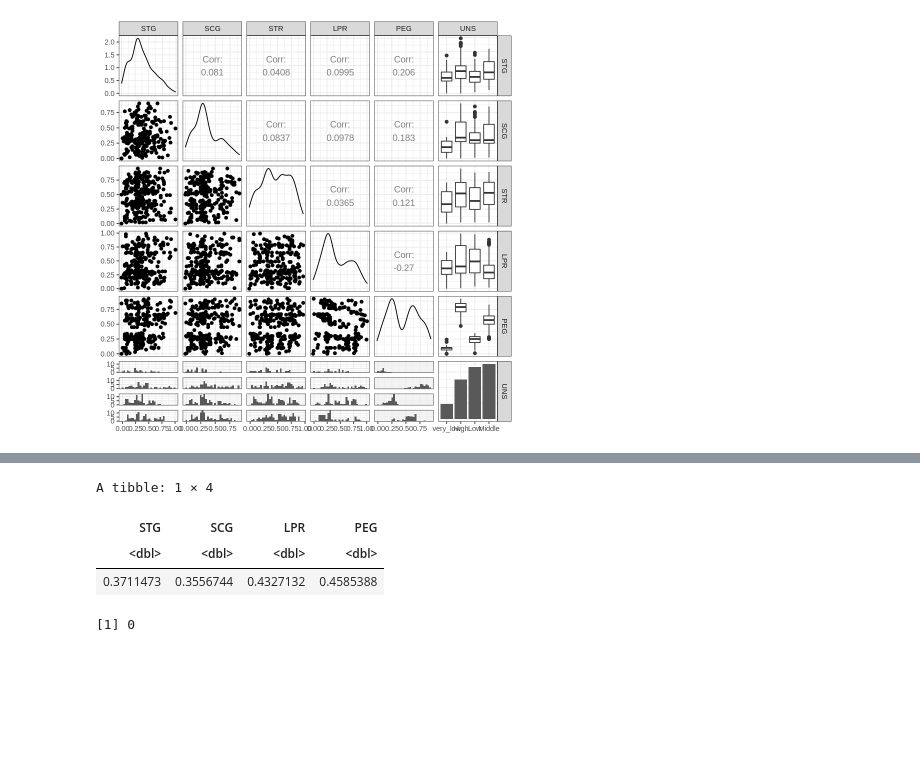
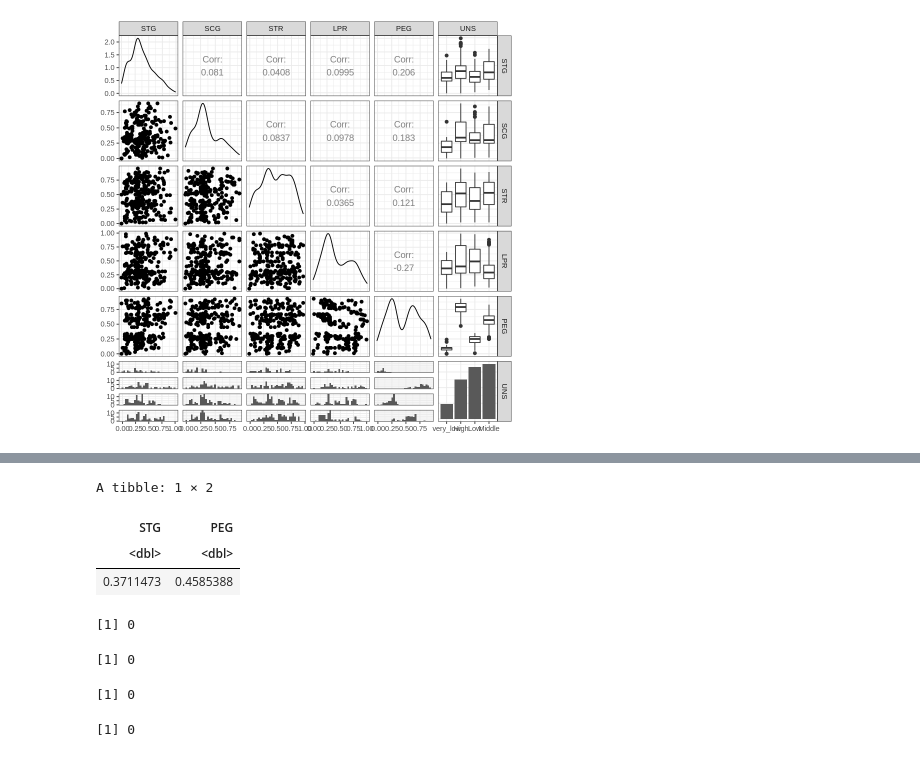
Before and after one commit to snowwang99/DSCI100_group32_project, a Jupyter notebook: Proposal.ipynb, the cells around one changed output, grey strips where cells are left out. Saved outputs shown, nothing was run; the diff lists cells and outputs as text; code cells hidden in the pictures; blank space fills up the shorter version.

```diff
--- a/Proposal.ipynb
+++ b/Proposal.ipynb
@@ -158,17 +142,29 @@ A tibble: 4 × 3
 # %%
-#the means of the predictor variables you plan to use in your analysis
-predictor_means <- user_training%>%
-select(-UNS,-STR)%>%
+#the means of the predictor and explanatory variable plan to use in analysis.
+means <- user_training%>%
 map_df(mean,na.rm= TRUE)
 
-predictor_means
+means
 # %% [output]
-A tibble: 1 × 4
+A tibble: 1 × 2
-| STG | SCG | LPR | PEG |
-| <dbl> | <dbl> | <dbl> | <dbl> |
-| 0.3711473 | 0.3556744 | 0.4327132 | 0.4585388 |
+| STG | PEG |
+| <dbl> | <dbl> |
+| 0.3711473 | 0.4585388 |
 # %%
 #how many rows have missing data
-sum(is.na(user_training))
+NA_STG_train<-sum(is.na(user_training$STG))
+NA_STG_train
+
+NA_PEG_train<-sum(is.na(user_training$PEG))
+NA_PEG_train
+
+NA_STG_test<-sum(is.na(user_testing$STG))
+NA_STG_test
+
+NA_PEG_test<-sum(is.na(user_testing$PEG))
+NA_PEG_test
 # %% [output]
 [1] 0
+[1] 0
+[1] 0
+[1] 0
```
Also changed, not shown: parts of 30 cells of this notebook.
